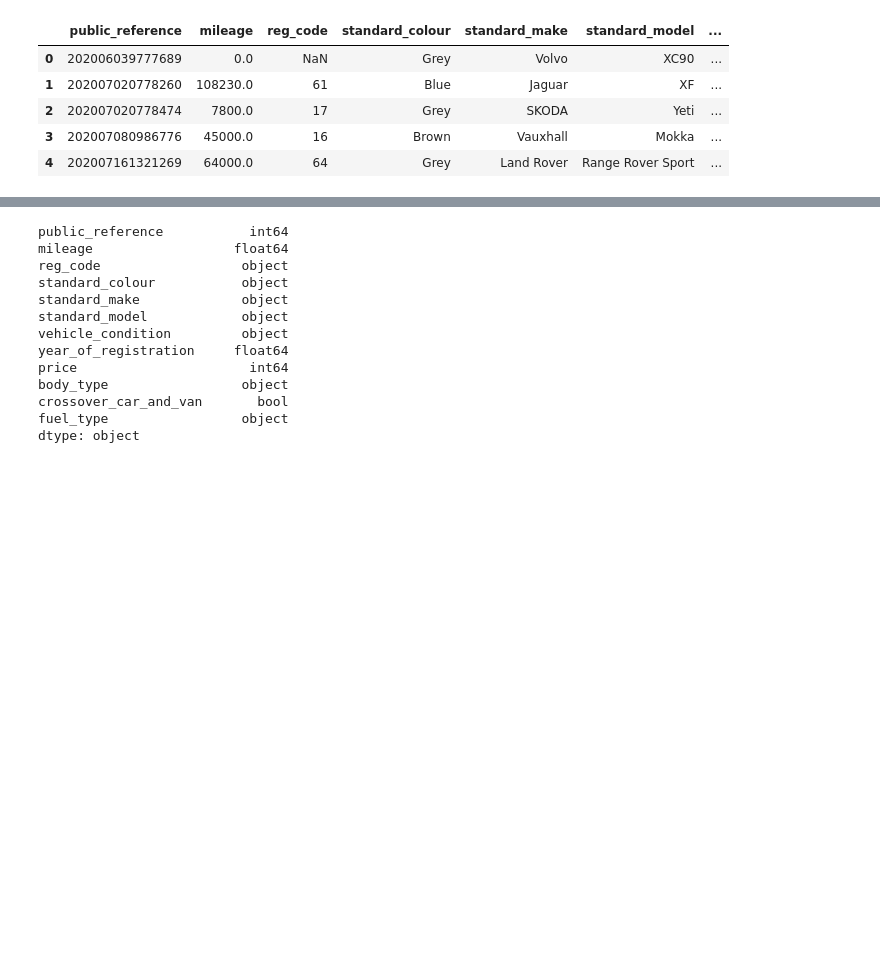
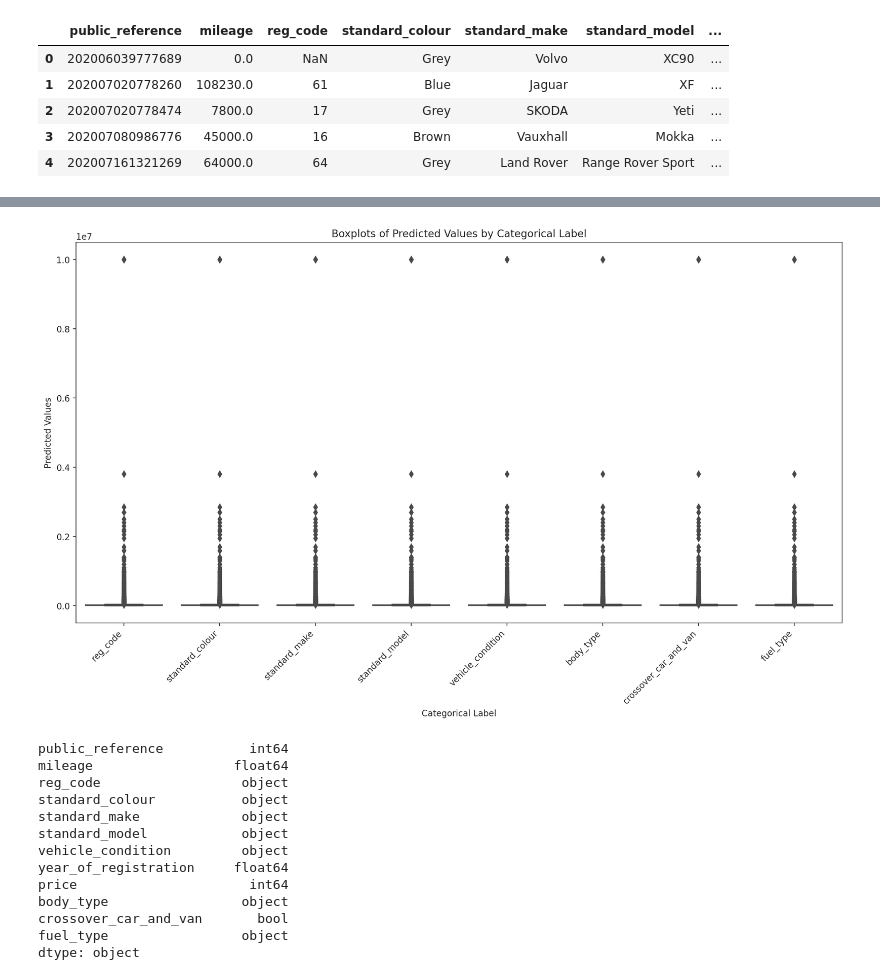
Before and after one commit to kessingtonosazee/GCP_Project_1, a Jupyter notebook: assessment_rrr.ipynb, the cells around one changed output, grey strips where cells are left out. Cells and saved outputs as stored; diff of their text form; code cells hidden in the pictures; blank space fills up the shorter version.

```diff
--- a/assessment_rrr.ipynb
+++ b/assessment_rrr.ipynb
@@ -101,3 +198,26 @@ Meaning and Type of Features
+# %%
+# Plot side by side box plots
+
+#cat = ['reg_code', 'standard_colour', 'standard_make','standard_model','vehicle_condition', 'body_type', 'crossover_car_and_van','fuel_type']
+
+# Melting the DataFrame to create a 'variable' column that contains the names of the categorical labels
+melted_df = pd.melt(
+                    df1,
+                    id_vars=['price'],
+                     value_vars =  ['reg_code', 'standard_colour', 'standard_make','standard_model','vehicle_condition', 'body_type', 'crossover_car_and_van','fuel_type'],
+                    var_name = 'categorical_label'
+                    )
+
+# Setting up the plot
+plt.figure(figsize=(16, 8))
+sns.boxplot(x='categorical_label', y='price', data=melted_df)
+plt.title('Boxplots of Predicted Values by Categorical Label')
+plt.xlabel('Categorical Label')
+plt.ylabel('Predicted Values')
+plt.xticks(rotation=45, ha='right')  # Rotate x-axis labels for better visibility
+plt.show()
+# %% [output]
+[figure, added]
 # %%
 import pandas as pd
 df1 = df_aut
```
Also changed, not shown: parts of 7 cells of this notebook.
